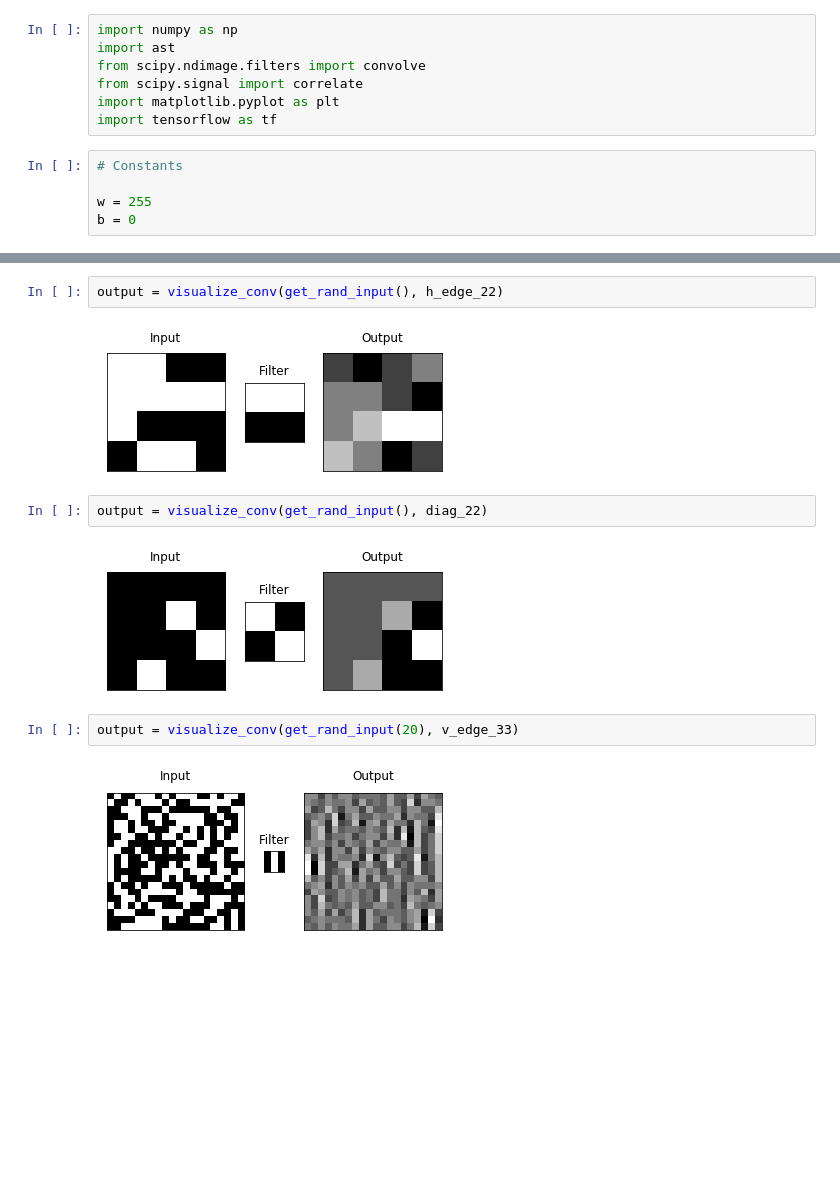
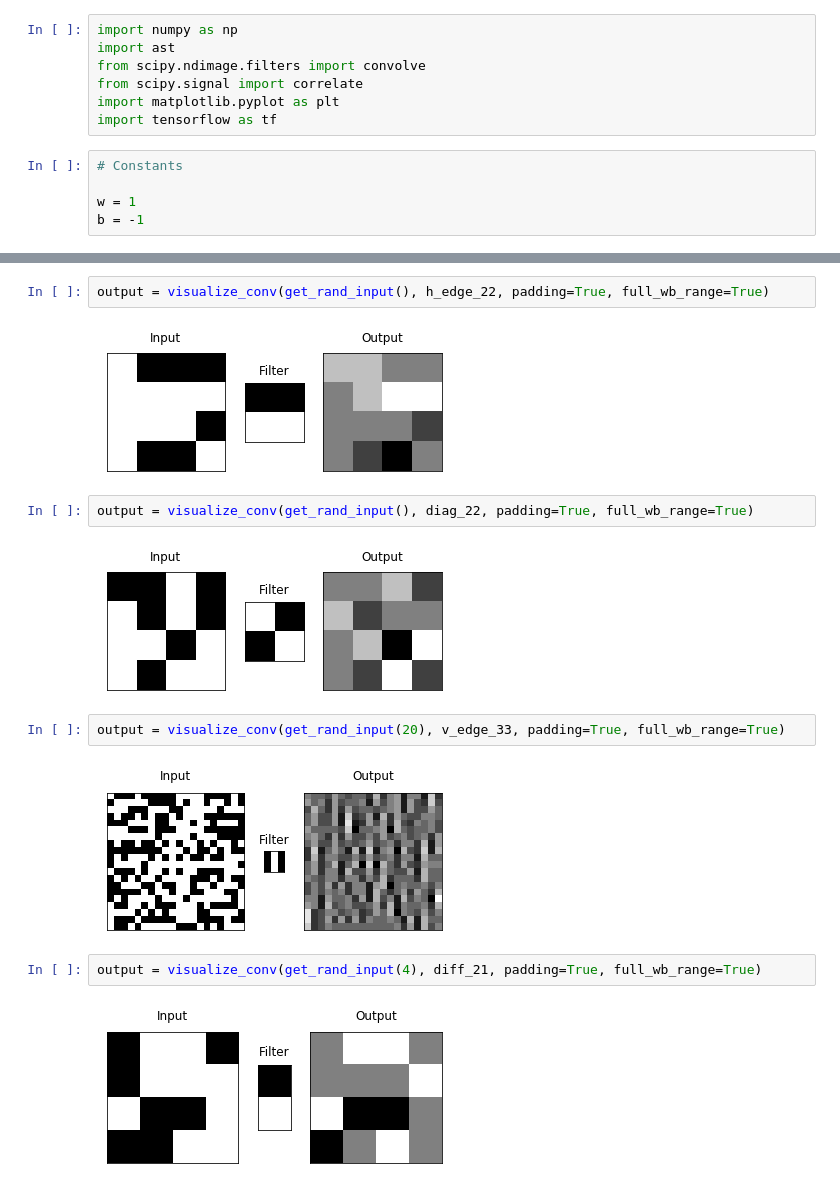
Before and after one commit to akim330/interpretability-project, a Jupyter notebook: simple_convs.ipynb, the cells around one changed output, grey strips where cells are left out. Drawn from its saved outputs; the diff is of its cells as text; blank space fills up the shorter version.

```diff
--- a/simple_convs.ipynb
+++ b/simple_convs.ipynb
@@ -8,6 +8,6 @@ import tensorflow as tf
 # %%
 # Constants
 
-w = 255
-b = 0
+w = 1
+b = -1
 # %%
@@ -90,12 +108,16 @@ output = visualize_conv(v_stripes, v_edge_22)
 # %%
-output = visualize_conv(get_rand_input(), h_edge_22)
+output = visualize_conv(get_rand_input(), h_edge_22, padding=True, full_wb_range=True)
 # %% [output]
-[figure, old version]
+[figure, new version]
 # %%
-output = visualize_conv(get_rand_input(), diag_22)
+output = visualize_conv(get_rand_input(), diag_22, padding=True, full_wb_range=True)
 # %% [output]
-[figure, old version]
+[figure, new version]
 # %%
-output = visualize_conv(get_rand_input(20), v_edge_33)
+output = visualize_conv(get_rand_input(20), v_edge_33, padding=True, full_wb_range=True)
 # %% [output]
-[figure, old version]
+[figure, new version]
+# %%
+output = visualize_conv(get_rand_input(4), diff_21, padding=True, full_wb_range=True)
+# %% [output]
+[figure, added]
```
Also changed, not shown: parts of 12 cells of this notebook.
